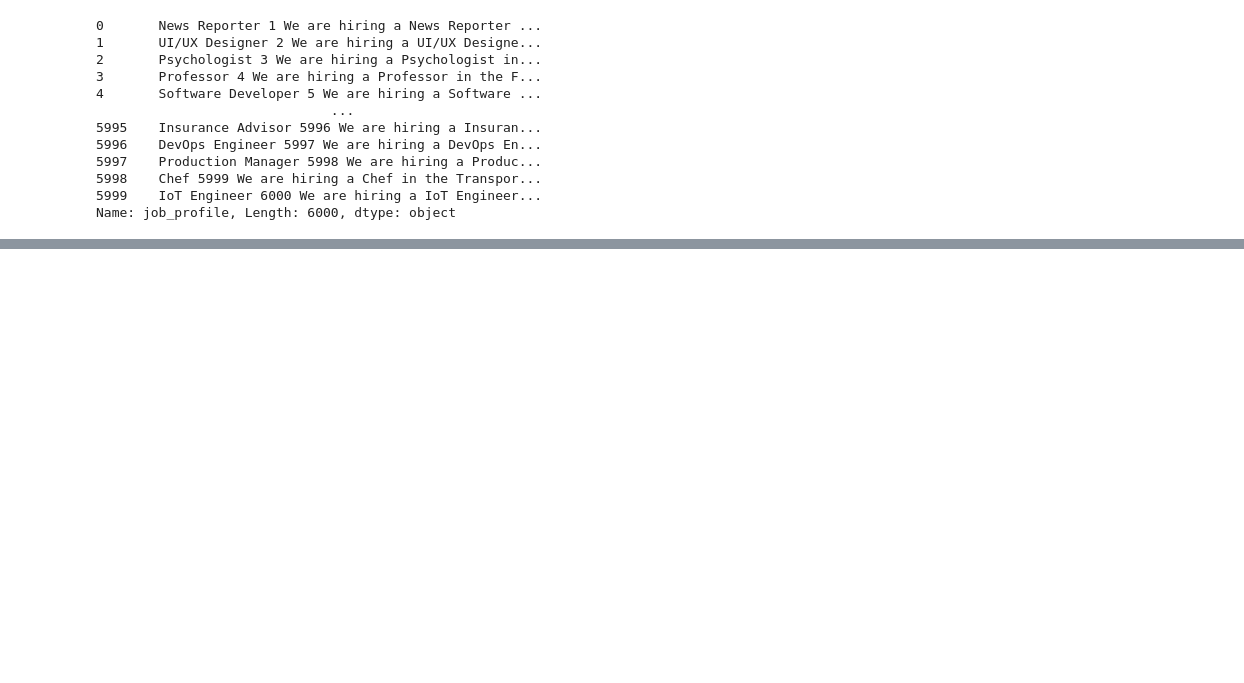
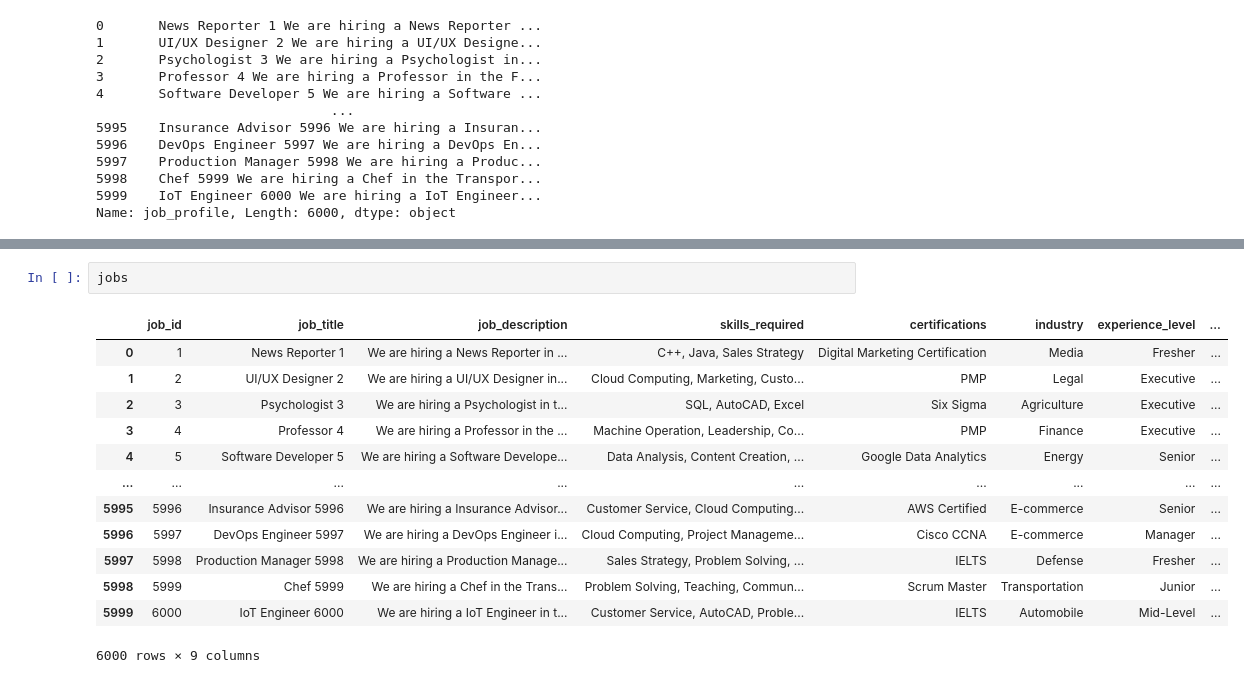
Before and after one commit to Shivang-Bajaj30/Curriculum-Mapper, a Jupyter notebook: Skills_To_Job2.ipynb, the cells around one changed output, grey strips where cells are left out. Drawn from its saved outputs; the diff is of its cells as text; blank space fills up the shorter version.

```diff
--- a/Skills_To_Job2.ipynb
+++ b/Skills_To_Job2.ipynb
@@ -43,0 +76,16 @@ AttributeError: 'GenerativeModel' object has no attribute 'encode'
+# %%
+jobs
+# %% [output]
+|  | job_id | job_title | job_description | skills_required | certifications | industry | experience_level | ... |
+| 0 | 1 | News Reporter 1 | We are hiring a News Reporter in ... | C++, Java, Sales Strategy | Digital Marketing Certification | Media | Fresher | ... |
+| 1 | 2 | UI/UX Designer 2 | We are hiring a UI/UX Designer in... | Cloud Computing, Marketing, Custo... | PMP | Legal | Executive | ... |
+| 2 | 3 | Psychologist 3 | We are hiring a Psychologist in t... | SQL, AutoCAD, Excel | Six Sigma | Agriculture | Executive | ... |
+| 3 | 4 | Professor 4 | We are hiring a Professor in the ... | Machine Operation, Leadership, Co... | PMP | Finance | Executive | ... |
+| 4 | 5 | Software Developer 5 | We are hiring a Software Develope... | Data Analysis, Content Creation, ... | Google Data Analytics | Energy | Senior | ... |
+| ... | ... | ... | ... | ... | ... | ... | ... | ... |
+| 5995 | 5996 | Insurance Advisor 5996 | We are hiring a Insurance Advisor... | Customer Service, Cloud Computing... | AWS Certified | E-commerce | Senior | ... |
+| 5996 | 5997 | DevOps Engineer 5997 | We are hiring a DevOps Engineer i... | Cloud Computing, Project Manageme... | Cisco CCNA | E-commerce | Manager | ... |
+| 5997 | 5998 | Production Manager 5998 | We are hiring a Production Manage... | Sales Strategy, Problem Solving, ... | IELTS | Defense | Fresher | ... |
+| 5998 | 5999 | Chef 5999 | We are hiring a Chef in the Trans... | Problem Solving, Teaching, Commun... | Scrum Master | Transportation | Junior | ... |
+| 5999 | 6000 | IoT Engineer 6000 | We are hiring a IoT Engineer in t... | Customer Service, AutoCAD, Proble... | IELTS | Automobile | Mid-Level | ... |
+6000 rows × 9 columns
```
Also changed, not shown: parts of 4 cells of this notebook, 1 other file.
